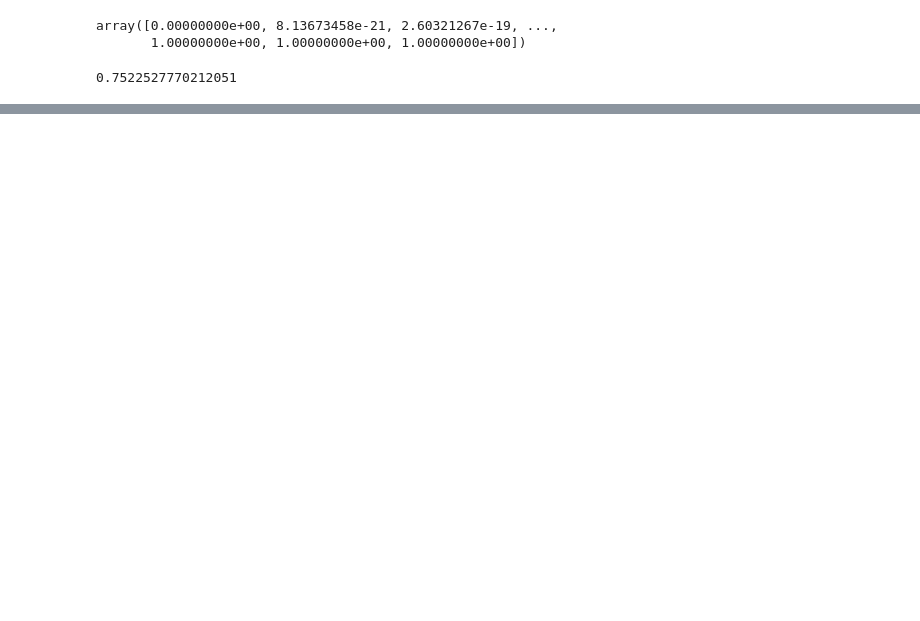
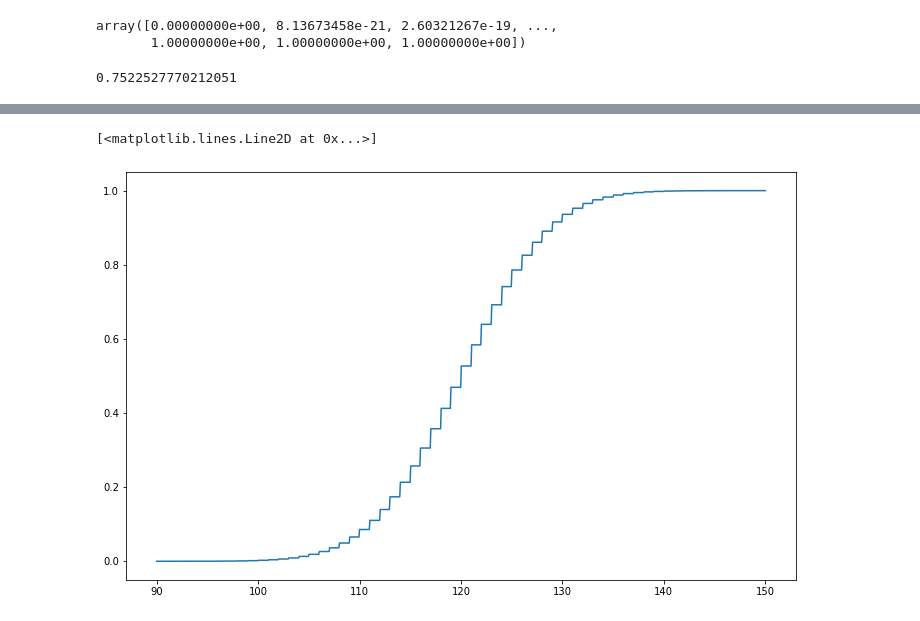
Before and after one commit to maria8ch/Phys434_BigData, a Jupyter notebook: lab1_Berres.ipynb, the cells around one changed output, grey strips where cells are left out. Cells and saved outputs as stored; diff of their text form; code cells hidden in the pictures; blank space fills up the shorter version.

```diff
--- a/lab1_Berres.ipynb
+++ b/lab1_Berres.ipynb
@@ -188,0 +225,7 @@ cd1(v,df).max()
+# %%
+fig, ax = plt.subplots(figsize=(12, 7.5))
+x = np.linspace(90,150,1000)
+ax.plot(x,stats.binom.cdf(x,200,0.6))
+# %% [output]
+[<matplotlib.lines.Line2D at 0x...>]
+[figure, added]
```
Also changed, not shown: parts of 5 cells of this notebook.
